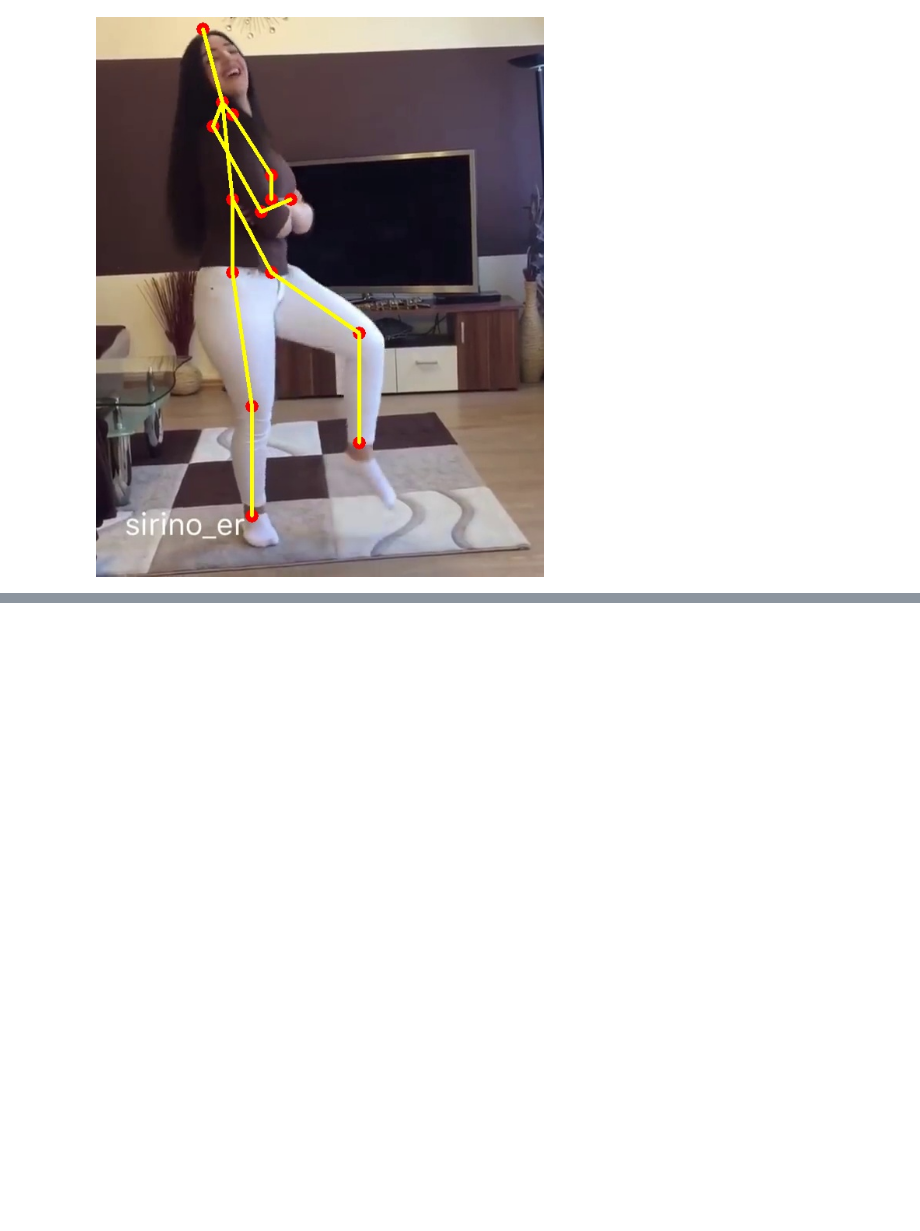
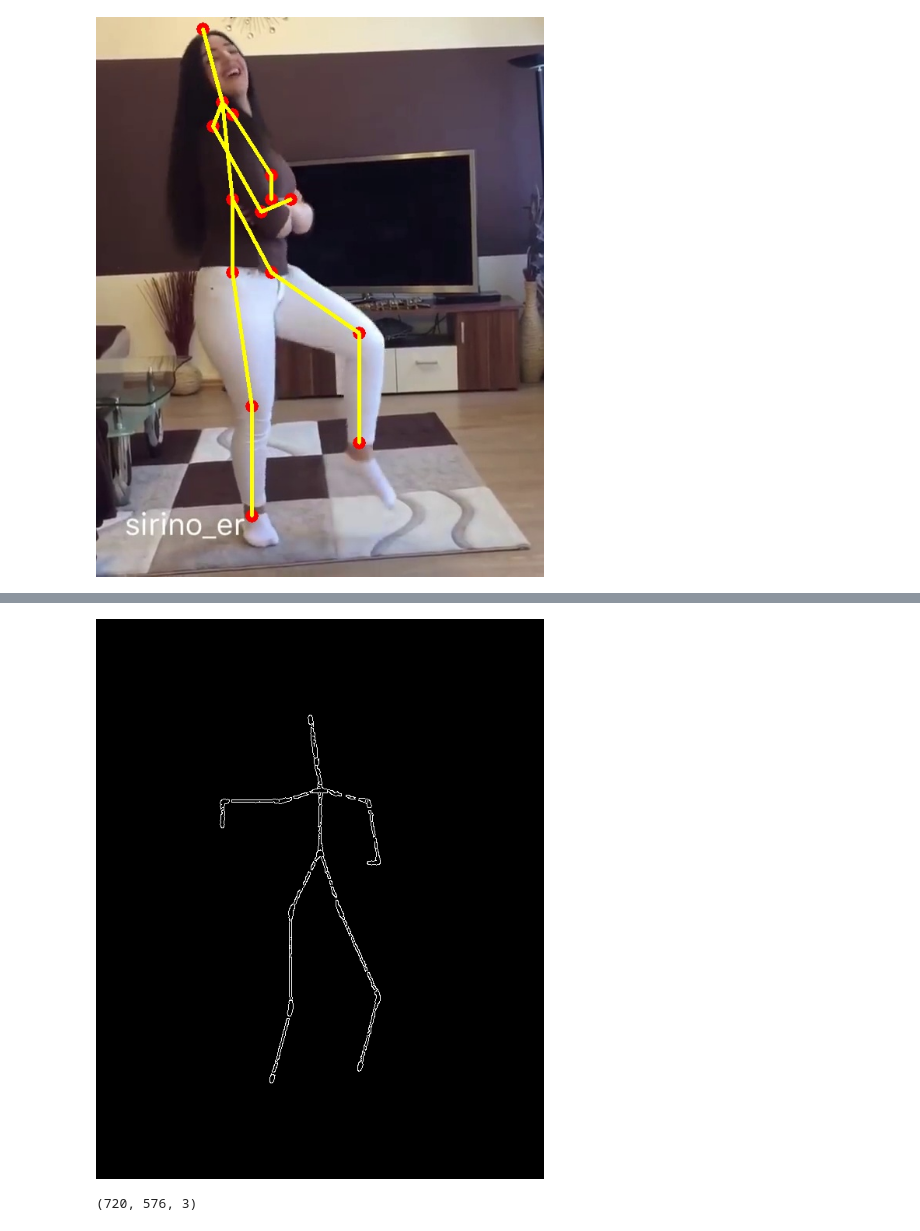
Before and after one commit to utshabkg/Human_Pose_Estimation, a Jupyter notebook: OpenPose/openpose.ipynb, the cells around one changed output, grey strips where cells are left out. Cells and saved outputs as stored; diff of their text form; code cells hidden in the pictures; blank space fills up the shorter version.

```diff
--- a/OpenPose/openpose.ipynb
+++ b/OpenPose/openpose.ipynb
@@ -203,0 +229,12 @@ out.release()
+# %%
+low_threshold = 0
+high_threshold = 400
+
+edges = cv2.Canny(blur_gray, low_threshold, high_threshold)
+IPython.display.display(PIL.Image.fromarray(edges))
+# %% [output]
+[figure, added]
+# %%
+image.shape
+# %% [output]
+(720, 576, 3)
```
Also changed, not shown: parts of 17 cells of this notebook.
